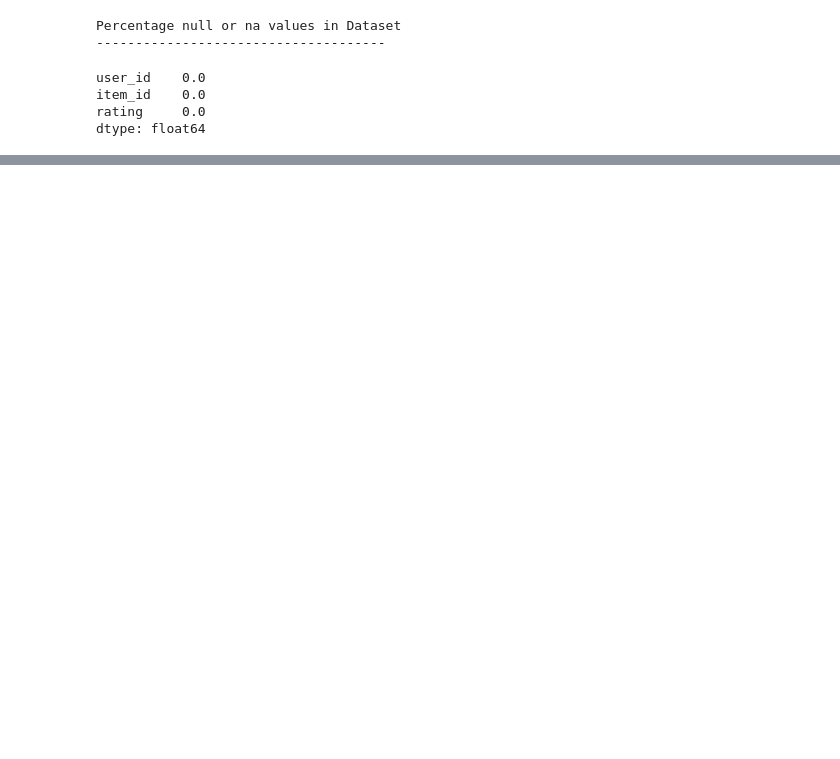
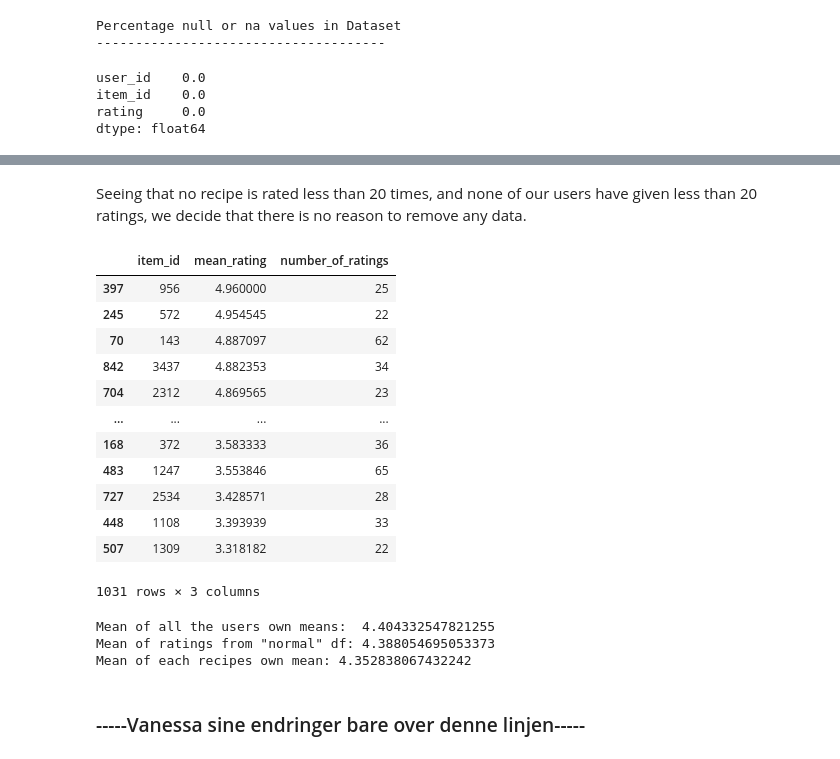
Before and after one commit to snorrealv/info345_semester_assignment, a Jupyter notebook: basic_recommender.ipynb, the cells around one changed output, grey strips where cells are left out. Drawn from its saved outputs; the diff is of its cells as text; code cells hidden in the pictures; blank space fills up the shorter version.

```diff
--- a/basic_recommender.ipynb
+++ b/basic_recommender.ipynb
@@ -40,3 +185,36 @@ dtype: float64
+# %% [markdown]
+Seeing that no recipe is rated less than 20 times, and none of our users have given less than 20 ratings, we decide that there is no reason to remove any data.
+# %%
+# Shows the recipes that has the best mean - given best ratings - at the top,
+#   the recipes with the lowest mean - worse ratings - at the bottom:
+aggregate_by_recipe.sort_values('mean_rating', ascending=False)
+# %% [output]
+|  | item_id | mean_rating | number_of_ratings |
+| 397 | 956 | 4.960000 | 25 |
+| 245 | 572 | 4.954545 | 22 |
+| 70 | 143 | 4.887097 | 62 |
+| 842 | 3437 | 4.882353 | 34 |
+| 704 | 2312 | 4.869565 | 23 |
+| ... | ... | ... | ... |
+| 168 | 372 | 3.583333 | 36 |
+| 483 | 1247 | 3.553846 | 65 |
+| 727 | 2534 | 3.428571 | 28 |
+| 448 | 1108 | 3.393939 | 33 |
+| 507 | 1309 | 3.318182 | 22 |
+1031 rows × 3 columns
+# %%
+# NOT IMPORTANT, JUST SHOWS THE DIFFERENT MEANS
+
+df_mean_users = aggregate_by_user['mean_rating'].mean()
+df_ratings_mean = df['rating'].mean()
+df_mean_items = aggregate_by_recipe['mean_rating'].mean()
+print('Mean of all the users own means: ',df_mean_users, '\n' 'Mean of ratings from "normal" df:', df_ratings_mean,'\n' 'Mean of each recipes own mean:', df_mean_items)
+# %% [output]
+Mean of all the users own means:  4.404332547821255
+Mean of ratings from "normal" df: 4.388054695053373
+Mean of each recipes own mean: 4.352838067432242
+# %% [markdown]
+### -----Vanessa sine endringer bare over denne linjen-----
 # %%
 #Import the train_test_split function
 from sklearn.model_selection import train_test_split
```
Also changed, not shown: parts of 20 cells of this notebook.
